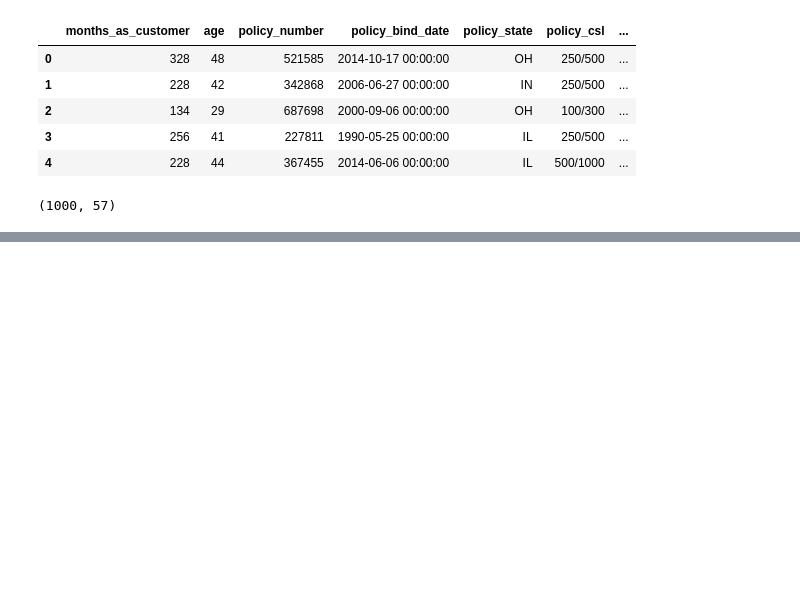
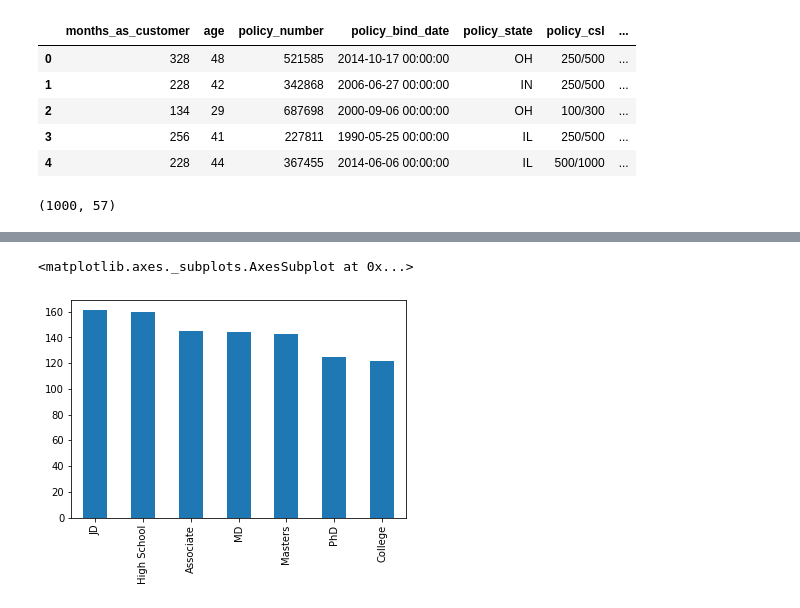
Before and after one commit to Priyabrat845/Insurance-fraud-detection, a Jupyter notebook: Insurance_claim_fraud_detection.ipynb, the cells around one changed output, grey strips where cells are left out. Saved outputs shown, nothing was run; the diff lists cells and outputs as text; code cells hidden in the pictures; blank space fills up the shorter version.

```diff
--- a/Insurance_claim_fraud_detection.ipynb
+++ b/Insurance_claim_fraud_detection.ipynb
@@ -31,0 +285,5 @@ data.shape
+# %%
+data['insured_education_level'].value_counts().plot.bar()
+# %% [output]
+<matplotlib.axes._subplots.AxesSubplot at 0x...>
+[figure, added]
```
Also changed, not shown: parts of 39 cells of this notebook.
